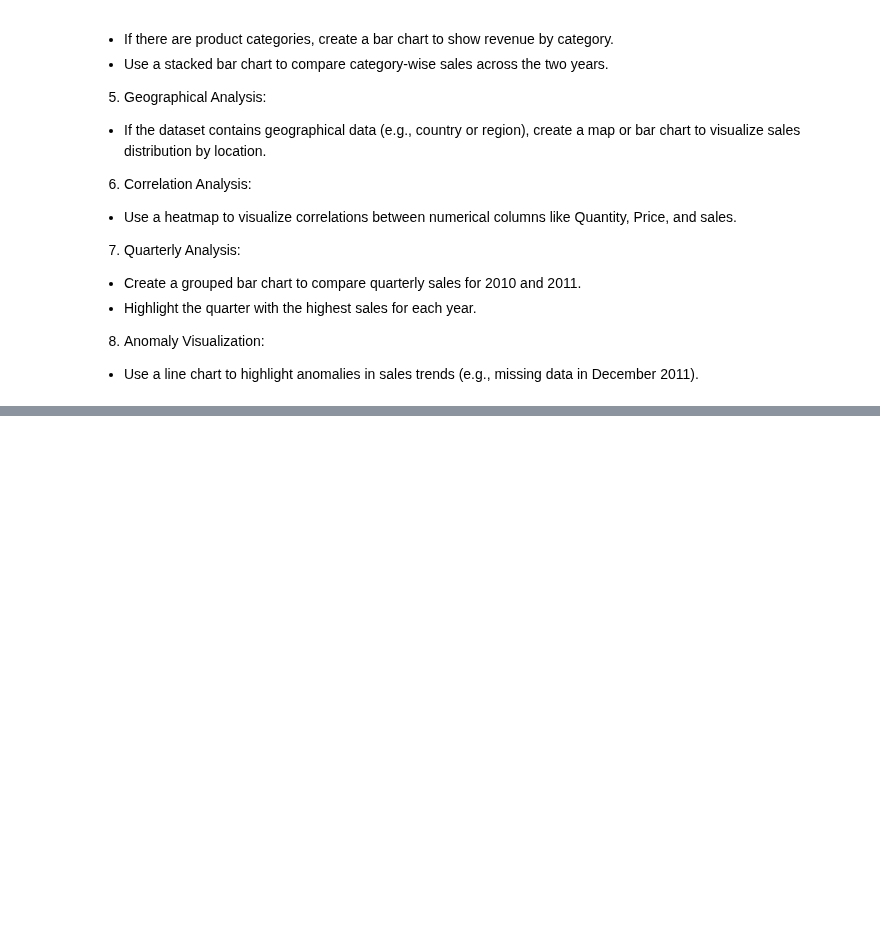
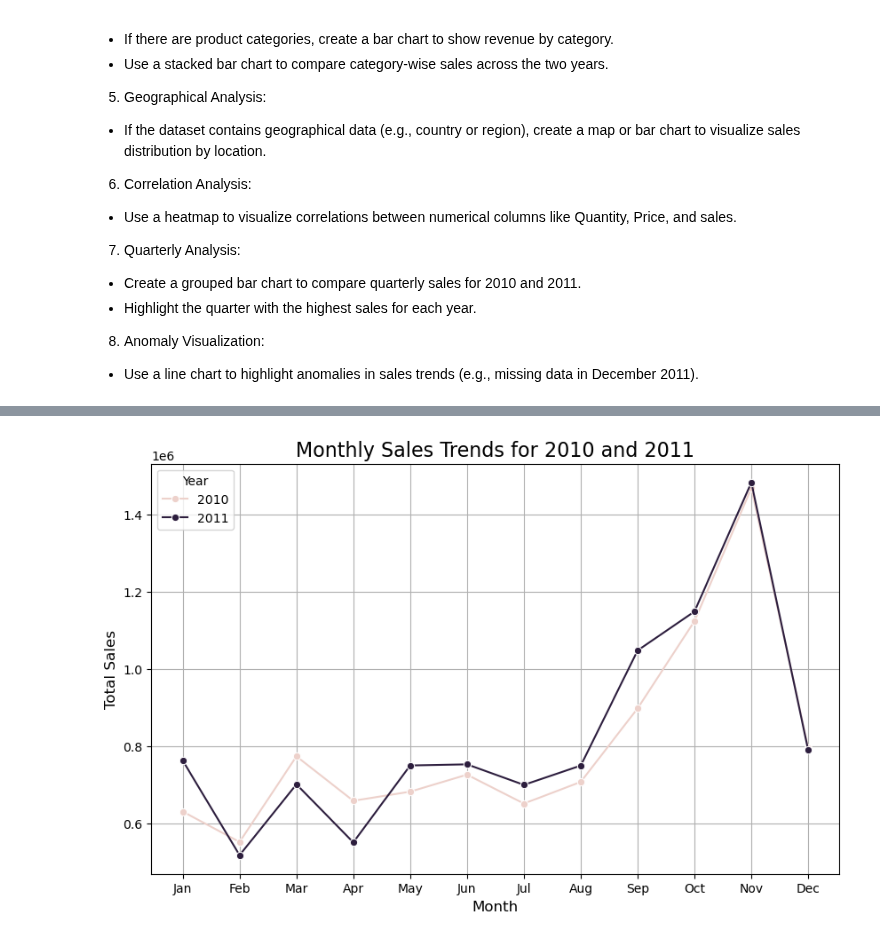
Before and after one commit to Prashant0594/python_data_projects, a Jupyter notebook: 3_online_retail_project/7_visualization_challenges.ipynb, the cells around one changed output, grey strips where cells are left out. Cells and saved outputs as stored; diff of their text form; code cells hidden in the pictures; blank space fills up the shorter version.

```diff
--- a/3_online_retail_project/7_visualization_challenges.ipynb
+++ b/3_online_retail_project/7_visualization_challenges.ipynb
@@ -75,0 +95,15 @@ df=df[df['TotalPrice']!=0]
+# %%
+# Grouping data by Year and Month to calculate monthly sales
+monthly_sales = df[df['Year'].isin([2010, 2011])].groupby(['Year', 'Month'])['TotalPrice'].sum().reset_index()
+
+# Plotting the overlayed line chart directly from the grouped data
+plt.figure(figsize=(10, 6))
+sns.lineplot(data=monthly_sales, x='Month', y='TotalPrice', hue='Year', marker='o')
+plt.title('Monthly Sales Trends for 2010 and 2011', fontsize=16)
+plt.xlabel('Month', fontsize=12)
+plt.ylabel('Total Sales', fontsize=12)
+plt.xticks(ticks=range(1, 13), labels=['Jan', 'Feb', 'Mar', 'Apr', 'May', 'Jun', 'Jul', 'Aug', 'Sep', 'Oct', 'Nov', 'Dec'])
+plt.grid(True)
+plt.show()
+# %% [output]
+[figure, added]
```
Also changed, not shown: parts of 2 cells of this notebook.
